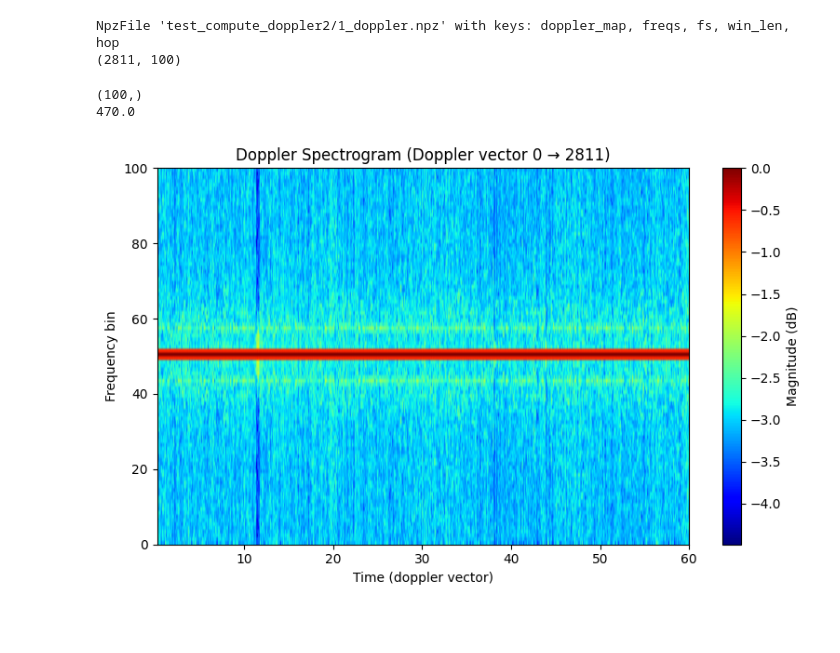
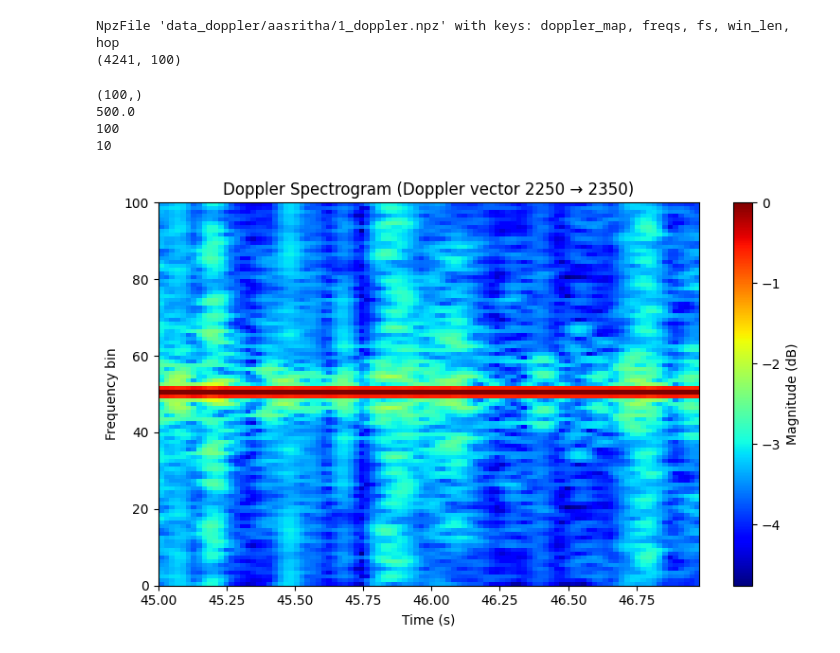
Before and after one commit to dronedangwal/btp, a Jupyter notebook: doppler_visualization.ipynb, the cells around one changed output. Saved outputs shown, nothing was run; the diff lists cells and outputs as text; code cells hidden in the pictures; blank space fills up the shorter version.

```diff
--- a/doppler_visualization.ipynb
+++ b/doppler_visualization.ipynb
@@ -1,14 +1,14 @@
 # %%
 import numpy as np
 
-csi_d_array_file = np.load('test_compute_doppler2/1_doppler.npz')
+csi_d_array_file = np.load('data_doppler/aasritha/1_doppler.npz')
 print(csi_d_array_file)
 
 csi_d_map = csi_d_array_file['doppler_map']
 print(csi_d_map.shape)
 # %% [output]
-NpzFile 'test_compute_doppler2/1_doppler.npz' with keys: doppler_map, freqs, fs, win_len, hop
-(2811, 100)
+NpzFile 'data_doppler/aasritha/1_doppler.npz' with keys: doppler_map, freqs, fs, win_len, hop
+(4241, 100)
 # %%
 csi_freqs = csi_d_array_file['freqs']
 print(csi_freqs.shape)
@@ -20,11 +20,13 @@ print(csi_d_array_file['win_len'])
 print(csi_d_array_file['hop'])
 # %% [output]
 (100,)
-470.0
+500.0
+100
+10
 # %%
 import matplotlib.pyplot as plt
 
-def plot_doppler_spectrogram(start_idx, csi_d_map, window_size, freqs=None):
+def plot_doppler_spectrogram(second, csi_d_map, window_size, freqs=None):
     """
     start_idx: starting frame index
     csi_d_map: (frames, freq)
@@ -32,20 +34,25 @@ def plot_doppler_spectrogram(start_idx, csi_d_map, window_size, freqs=None):
     freqs: optional frequency axis
     """
 
+    assert(second >= 2)
+
+    hop = 10
+    end_idx = int(second*fs/hop)
+    start_idx = end_idx - window_size
+
     frames, F = csi_d_map.shape
-    end_idx = start_idx + window_size
     if end_idx > frames:
         raise ValueError("Window exceeds available frames")
 
-    window = csi_d_map[start_idx:end_idx]   # (W, F)
+    window = csi_d_map[start_idx+1:end_idx+1]   # (W, F)
 
     spec_db = np.log10(window + 1e-9)
 
     plt.figure(figsize=(8, 5))
 
     freq_const = fs
-    offset = 100
-    x_vals = np.array([(i * 10 + offset) / freq_const for i in range(window_size)])
+    offset = 0
+    x_vals = np.array([second - int(window_size * hop / freq_const) + (i * 10 + offset) / freq_const for i in range(window_size)])
 
     if freqs is not None:
         plt.imshow(
@@ -66,13 +73,13 @@ def plot_doppler_spectrogram(start_idx, csi_d_map, window_size, freqs=None):
         )
         plt.ylabel("Frequency bin")
 
-    plt.xlabel("Time (doppler vector)")
+    plt.xlabel("Time (s)")
     plt.title(f"Doppler Spectrogram (Doppler vector {start_idx} → {end_idx})")
 
     plt.colorbar(label="Magnitude (dB)")
     plt.tight_layout()
     plt.show()
 # %%
-plot_doppler_spectrogram(0, csi_d_map, 2811)
+plot_doppler_spectrogram(47, csi_d_map, 100)
 # %% [output]
-[figure, old version]
+[figure, new version]
```
Also changed, not shown: 11 other files.
